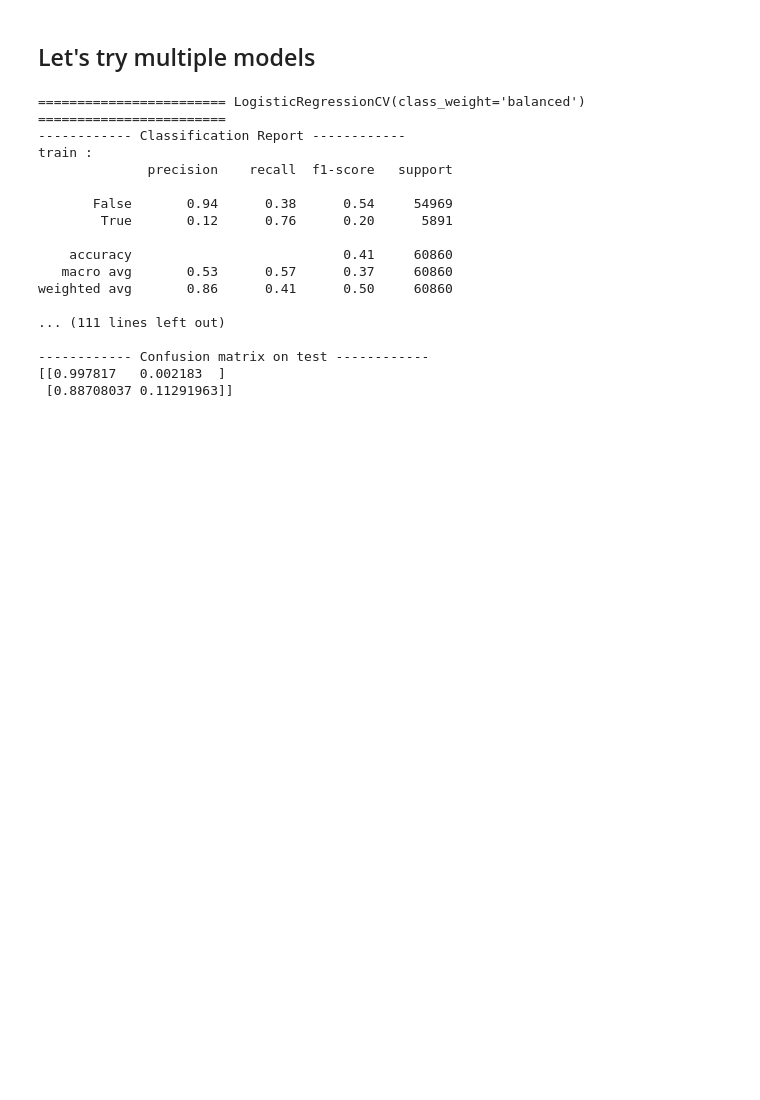
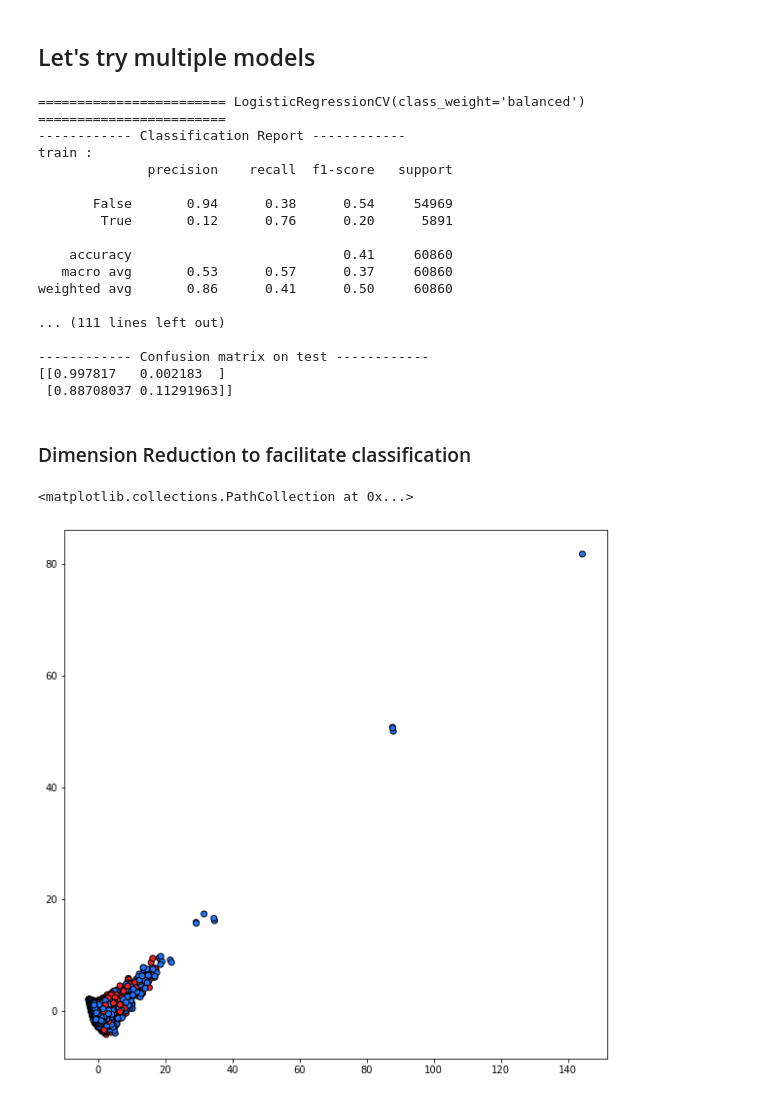
Before and after one commit to Sefray/ptml_project, a Jupyter notebook: nasa-ptml.ipynb, the cells around one changed output. Cells and saved outputs as stored; diff of their text form; code cells hidden in the pictures; blank space fills up the shorter version.

```diff
--- a/nasa-ptml.ipynb
+++ b/nasa-ptml.ipynb
@@ -282,3 +282,5 @@ weighted avg       0.86      0.41      0.50     60860
 ------------ Confusion matrix on test ------------
 [[0.997817   0.002183  ]
  [0.88708037 0.11291963]]
+# %% [markdown]
+### Dimension Reduction to facilitate classification
@@ -284,0 +289,25 @@ weighted avg       0.86      0.41      0.50     60860
+# %%
+from sklearn.preprocessing import StandardScaler
+from sklearn.decomposition import PCA
+import matplotlib.pyplot as plt
+
+#Scale the X
+scaler = StandardScaler()
+scaler.fit(X)
+scaled = scaler.transform(X)
+
+#Obtain principal components
+pca = PCA().fit(scaled)
+
+pc = pca.transform(scaled)
+pc1 = pc[:,0]
+pc2 = pc[:,1]
+
+#Plot principal components
+plt.figure(figsize=(10,10))
+
+colour = ['#ff2121' if e else '#2176ff' for e in y]
+plt.scatter(pc1,pc2 ,c=colour,edgecolors='#000000')
+# %% [output]
+<matplotlib.collections.PathCollection at 0x...>
+[figure, added]
```
Also changed, not shown: parts of 7 cells of this notebook.
